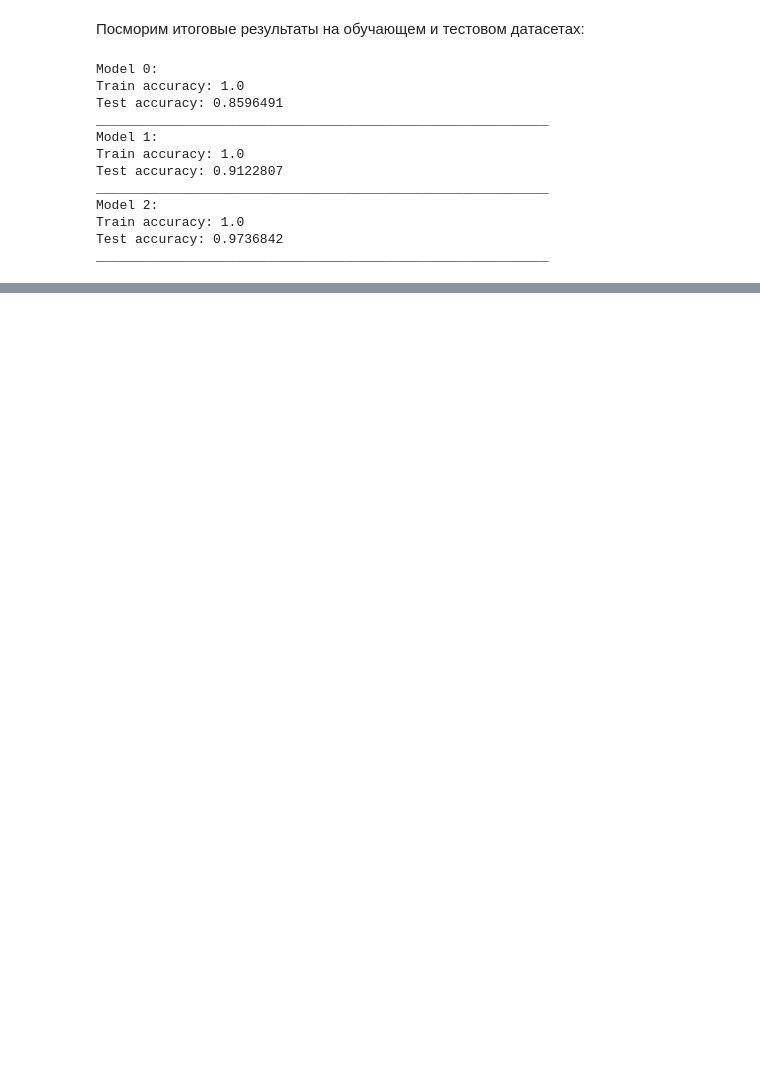
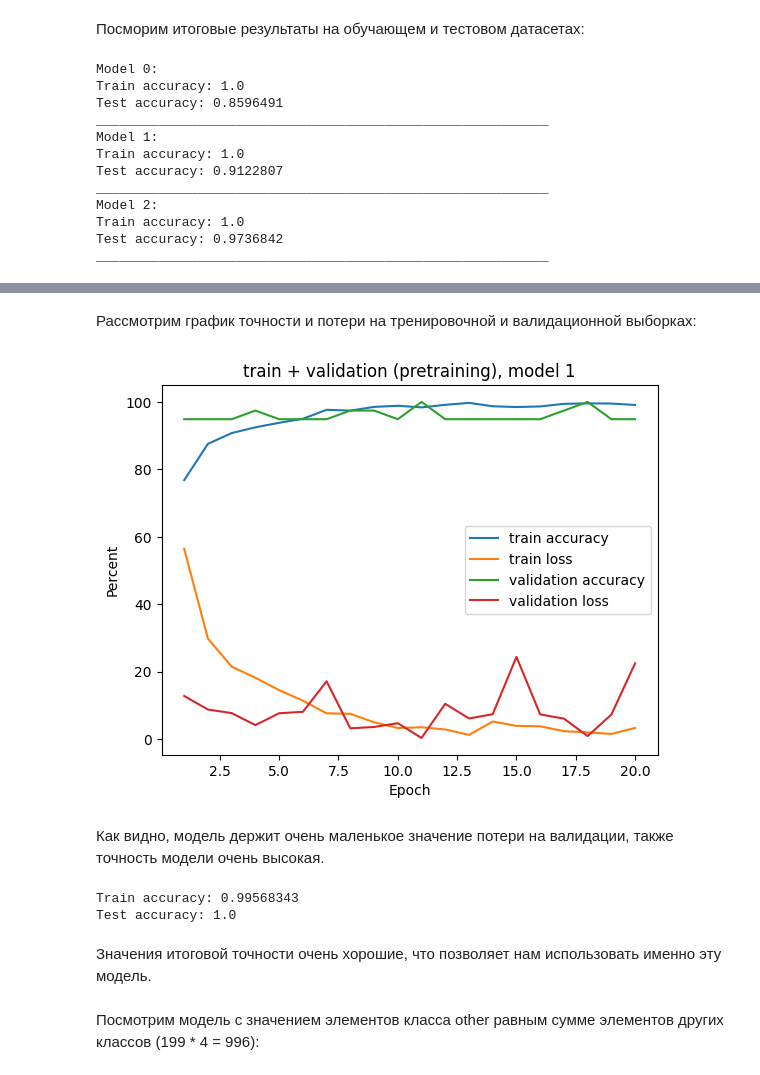
Before and after one commit to VladTsvelenev/sp_task, a Jupyter notebook: item1/presentation.ipynb, the cells around one changed output, grey strips where cells are left out. Drawn from its saved outputs; the diff is of its cells as text; code cells hidden in the pictures; blank space fills up the shorter version.

```diff
--- a/item1/presentation.ipynb
+++ b/item1/presentation.ipynb
@@ -327,0 +551,7 @@ __________________________________________________________
+# %%
+m = [[[], [], [], []]]
+minloss = 200
+model = create_model(model, 3, 5)
+
+optimizer = torch.optim.Adam(model.parameters(), lr=learning_rate)
+model = train(model, loss_fn, optimizer, 20, train_loaderD, val_loaderD)
@@ -327,0 +576,32 @@ __________________________________________________________
+# %% [markdown]
+Рассмотрим график точности и потери на тренировочной и валидационной выборках:
+# %%
+x = [1, 2, 3, 4, 5, 6, 7, 8, 9, 10, 11, 12, 13, 14, 15, 16, 17, 18, 19, 20]
+plt.plot(x, m[0][0], label='train accuracy')
+plt.plot(x, m[0][1], label='train loss')
+plt.plot(x, m[0][2], label='validation accuracy')
+plt.plot(x, m[0][3], label='validation loss')
+plt.title('train + validation (pretraining), model ' + str(i))
+plt.xlabel('Epoch')
+plt.ylabel('Percent')
+plt.legend()
+
+plt.show()
+# %% [output]
+[figure, added]
+# %% [markdown]
+Как видно, модель держит очень маленькое значение потери на валидации, также точность модели очень высокая.
+# %%
+model.load_state_dict(torch.load('model.pt'))
+train_accuracy, _ = evaluate(model, train_loaderD, loss_fn)
+print('Train accuracy:', train_accuracy.numpy())
+
+test_accuracy, _ = evaluate(model, test_loaderD, loss_fn)
+print('Test accuracy:', test_accuracy.numpy())
+# %% [output]
+Train accuracy: 0.99568343
+Test accuracy: 1.0
+# %% [markdown]
+Значения итоговой точности очень хорошие, что позволяет нам использовать именно эту модель.
+# %% [markdown]
+Посмотрим модель с значением элементов класса other равным сумме элементов других классов (199 * 4 = 996):
```
Also changed, not shown: parts of 60 cells of this notebook, 8 other files.
